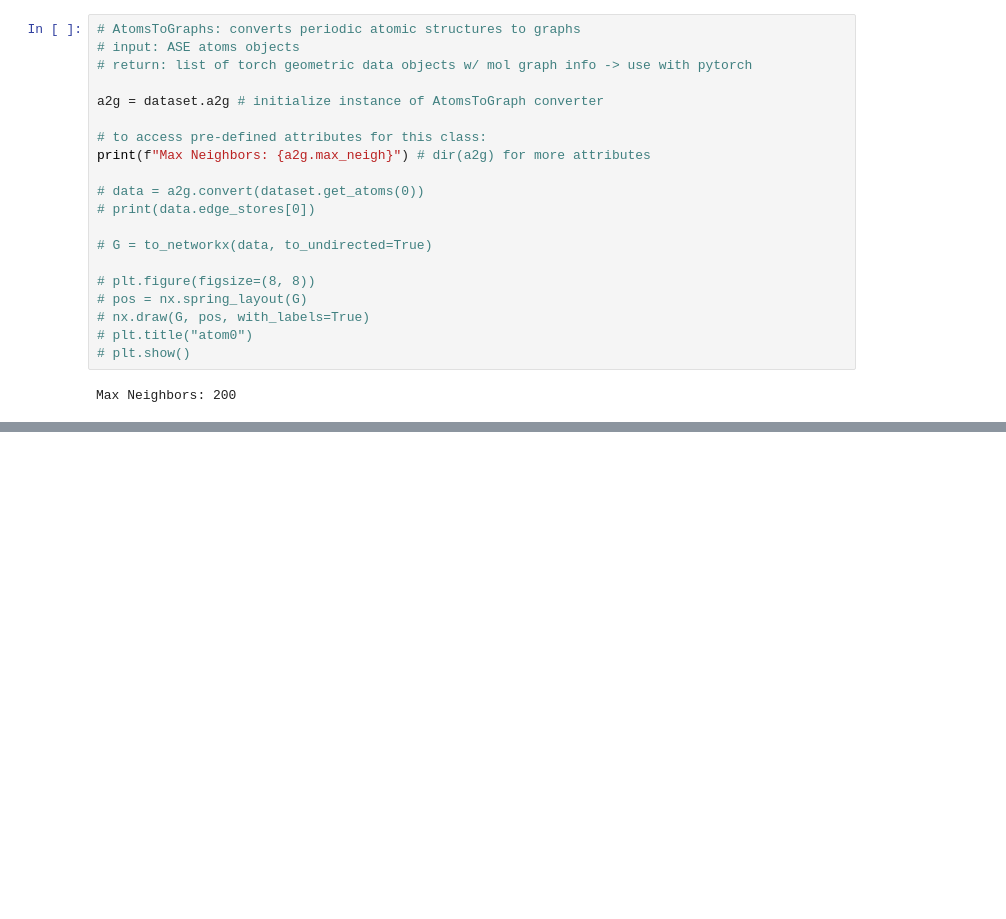
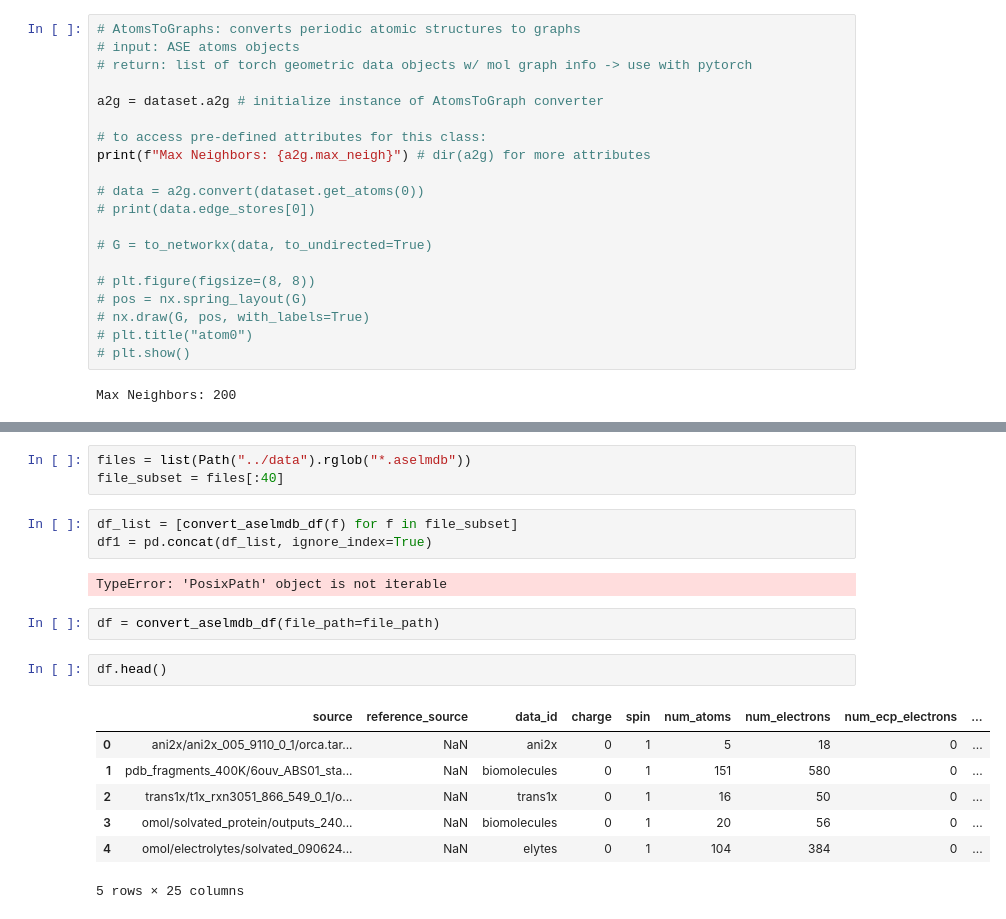
Before and after one commit to yasheshak/Chem-277B-Final-Project, a Jupyter notebook: EDA.ipynb, the cells around one changed output, grey strips where cells are left out. Drawn from its saved outputs; the diff is of its cells as text; blank space fills up the shorter version.

```diff
--- a/EDA.ipynb
+++ b/EDA.ipynb
@@ -115,0 +165,20 @@ Max Neighbors: 200
+# %%
+files = list(Path("../data").rglob("*.aselmdb"))
+file_subset = files[:40]
+# %%
+df_list = [convert_aselmdb_df(f) for f in file_subset]
+df1 = pd.concat(df_list, ignore_index=True)
+# %% [output]
+TypeError: 'PosixPath' object is not iterable
+# %%
+df = convert_aselmdb_df(file_path=file_path)
+# %%
+df.head()
+# %% [output]
+|  | source | reference_source | data_id | charge | spin | num_atoms | num_electrons | num_ecp_electrons | ... |
+| 0 | ani2x/ani2x_005_9110_0_1/orca.tar... | NaN | ani2x | 0 | 1 | 5 | 18 | 0 | ... |
+| 1 | pdb_fragments_400K/6ouv_ABS01_sta... | NaN | biomolecules | 0 | 1 | 151 | 580 | 0 | ... |
+| 2 | trans1x/t1x_rxn3051_866_549_0_1/o... | NaN | trans1x | 0 | 1 | 16 | 50 | 0 | ... |
+| 3 | omol/solvated_protein/outputs_240... | NaN | biomolecules | 0 | 1 | 20 | 56 | 0 | ... |
+| 4 | omol/electrolytes/solvated_090624... | NaN | elytes | 0 | 1 | 104 | 384 | 0 | ... |
+5 rows × 25 columns
```
Also changed, not shown: parts of 15 cells of this notebook.
